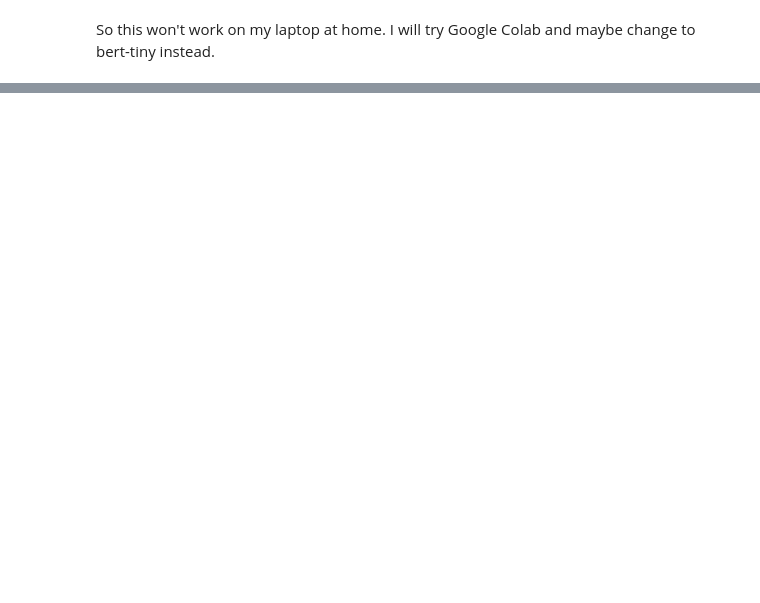
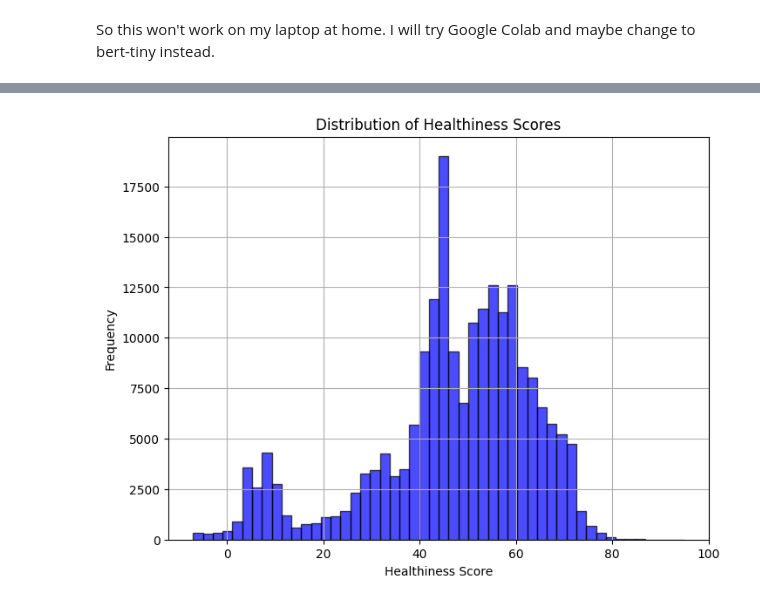
Before and after one commit to michael-wales/smartfoodscan, a Jupyter notebook: notebooks/ml/michael-wales-ml3.ipynb, the cells around one changed output, grey strips where cells are left out. Cells and saved outputs as stored; diff of their text form; code cells hidden in the pictures; blank space fills up the shorter version.

```diff
--- a/notebooks/ml/michael-wales-ml3.ipynb
+++ b/notebooks/ml/michael-wales-ml3.ipynb
@@ -171,0 +279,9 @@ So this won't work on my laptop at home. I will try Google Colab and maybe chang
+# %%
+plt.figure(figsize=(8, 6))
+plt.hist(df['y'].values, bins=50, color='blue', alpha=0.7, edgecolor='black')
+plt.xlabel("Healthiness Score")
+plt.ylabel("Frequency")
+plt.title("Distribution of Healthiness Scores")
+plt.grid(True)
+# %% [output]
+[figure, added]
```
Also changed, not shown: parts of 17 cells of this notebook, 1 other file.
